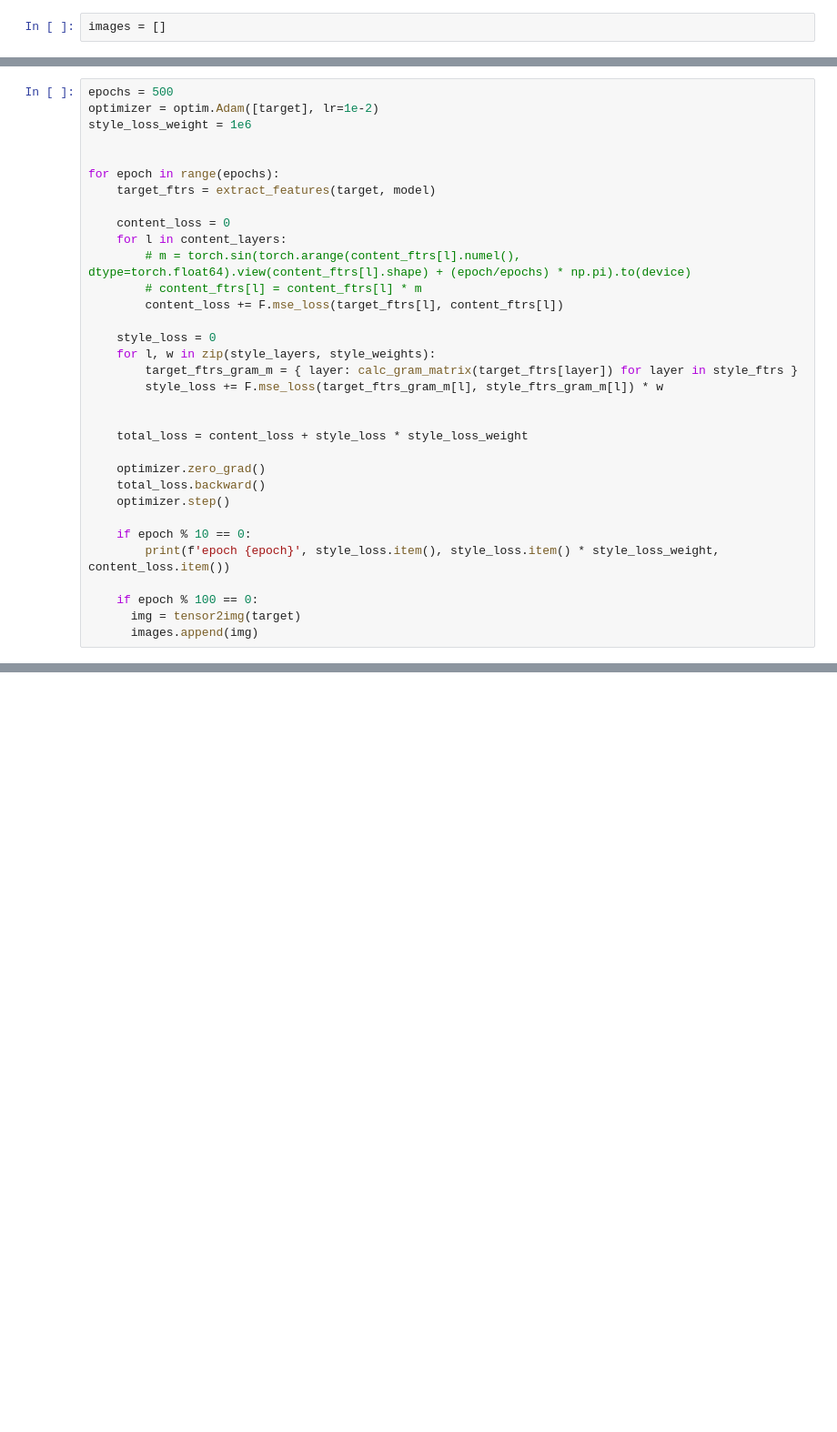
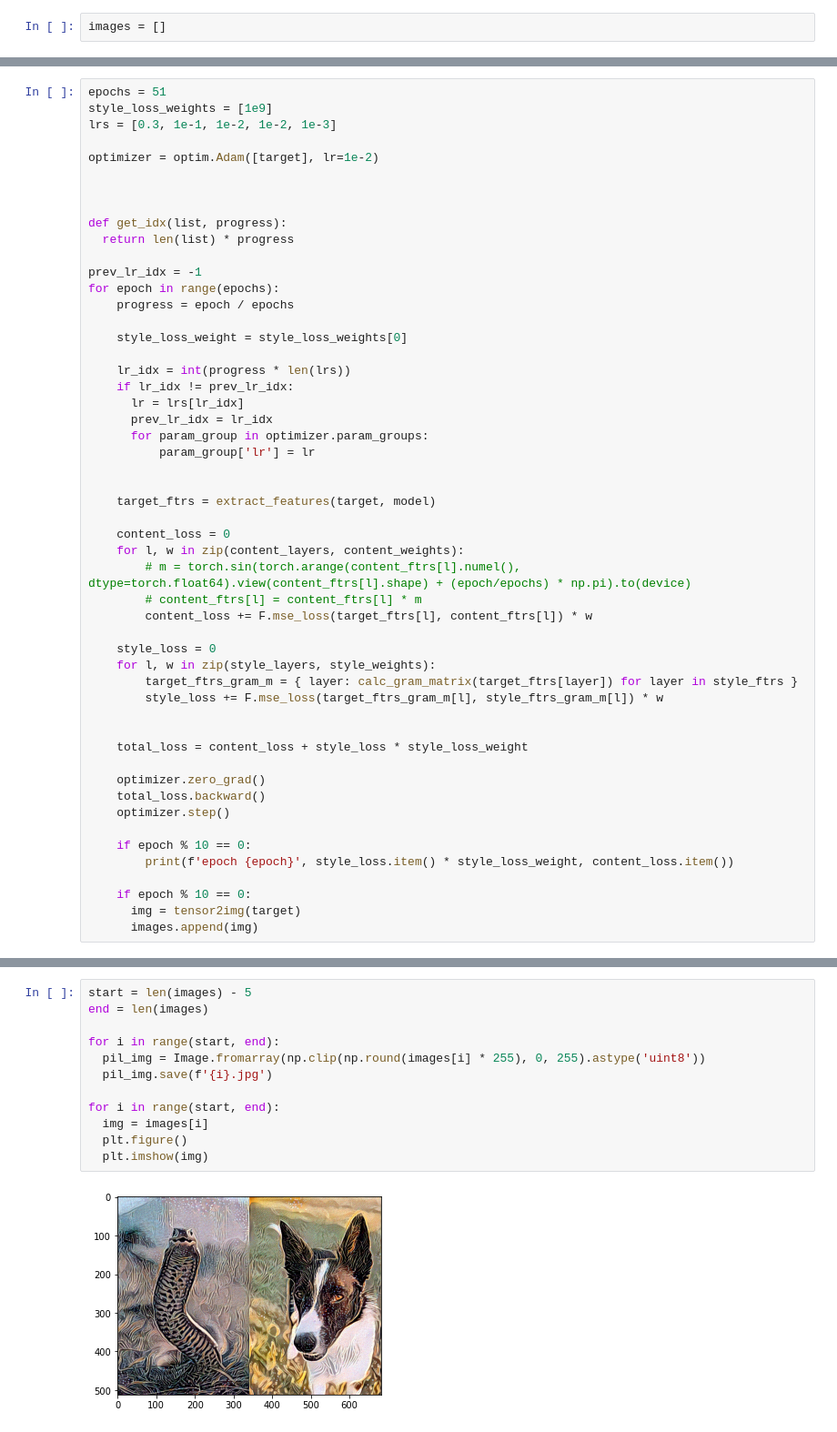
Before and after one commit to ppciesiolkiewicz/ml-expoloration, a Jupyter notebook: pytorch/style-transfer/style-transfer.ipynb, the cells around one changed output, grey strips where cells are left out. Shown at 91% size. Cells and saved outputs as stored; diff of their text form; blank space fills up the shorter version.

```diff
--- a/pytorch/style-transfer/style-transfer.ipynb
+++ b/pytorch/style-transfer/style-transfer.ipynb
@@ -110,17 +126,36 @@ images = []
 # %%
-epochs = 500
+epochs = 51
+style_loss_weights = [1e9]
+lrs = [0.3, 1e-1, 1e-2, 1e-2, 1e-3]
+
 optimizer = optim.Adam([target], lr=1e-2)
-style_loss_weight = 1e6
 
 
+
+def get_idx(list, progress):
+  return len(list) * progress
+
+prev_lr_idx = -1
 for epoch in range(epochs):
+    progress = epoch / epochs
+
+    style_loss_weight = style_loss_weights[0]
+
+    lr_idx = int(progress * len(lrs))
+    if lr_idx != prev_lr_idx:
+      lr = lrs[lr_idx]
+      prev_lr_idx = lr_idx
+      for param_group in optimizer.param_groups:
+          param_group['lr'] = lr
+
+
     target_ftrs = extract_features(target, model)
 
     content_loss = 0
-    for l in content_layers:
+    for l, w in zip(content_layers, content_weights):
         # m = torch.sin(torch.arange(content_ftrs[l].numel(), dtype=torch.float64).view(content_ftrs[l].shape) + (epoch/epochs) * np.pi).to(device)
         # content_ftrs[l] = content_ftrs[l] * m
-        content_loss += F.mse_loss(target_ftrs[l], content_ftrs[l])
+        content_loss += F.mse_loss(target_ftrs[l], content_ftrs[l]) * w
 
     style_loss = 0
     for l, w in zip(style_layers, style_weights):
@@ -135,9 +170,9 @@ for epoch in range(epochs):
     optimizer.step()
 
     if epoch % 10 == 0:
-        print(f'epoch {epoch}', style_loss.item(), style_loss.item() * style_loss_weight, content_loss.item())
+        print(f'epoch {epoch}', style_loss.item() * style_loss_weight, content_loss.item())
 
-    if epoch % 100 == 0:
+    if epoch % 10 == 0:
       img = tensor2img(target)
       images.append(img)
 # %% [output]
@@ -148,0 +180,14 @@ with torch.no_grad():
+# %%
+start = len(images) - 5
+end = len(images)
+
+for i in range(start, end):
+  pil_img = Image.fromarray(np.clip(np.round(images[i] * 255), 0, 255).astype('uint8'))
+  pil_img.save(f'{i}.jpg')
+
+for i in range(start, end):
+  img = images[i]
+  plt.figure()
+  plt.imshow(img)
+# %% [output]
+[figure, added]
```
Also changed, not shown: parts of 12 cells of this notebook.
